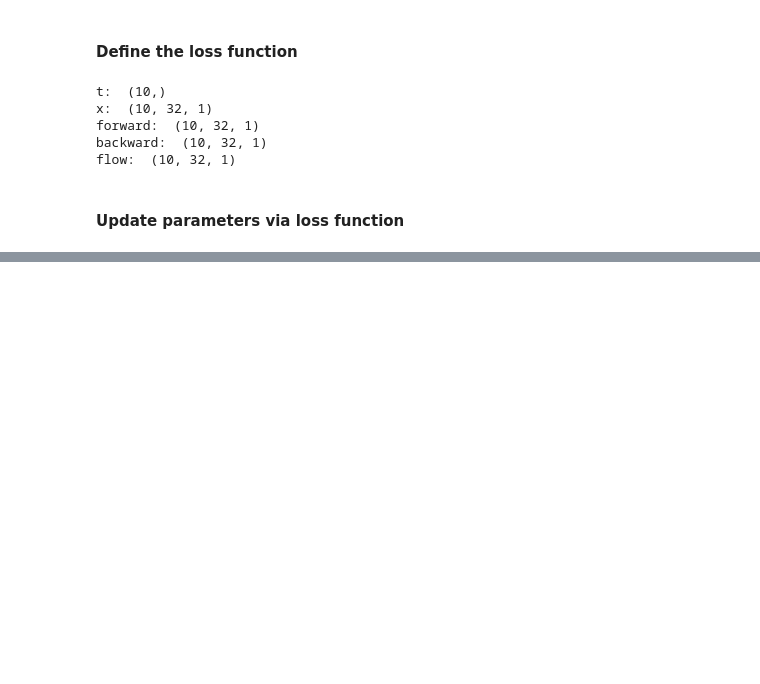
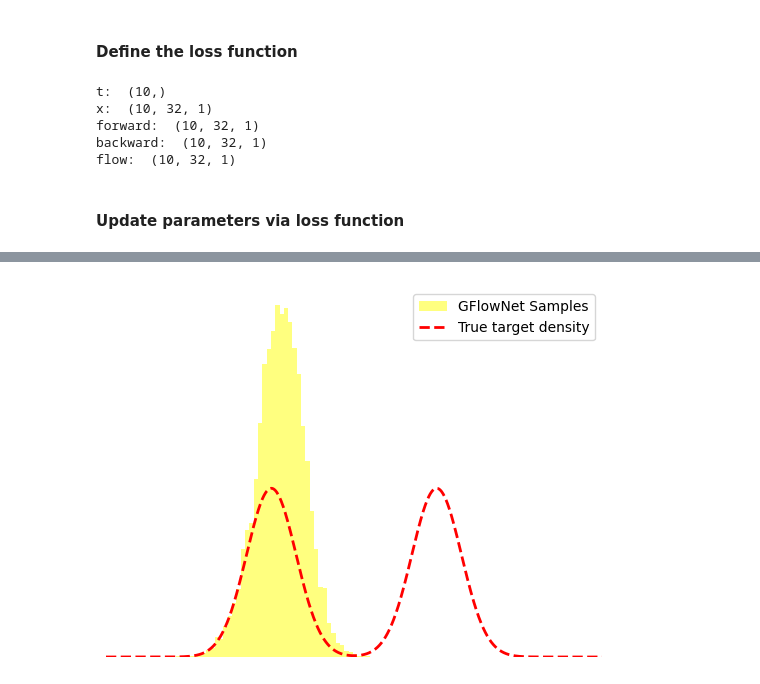
Before and after one commit to Ruizi-Wu/Mini-Project, a Jupyter notebook: TryToBuild.ipynb, the cells around one changed output, grey strips where cells are left out. Cells and saved outputs as stored; diff of their text form; code cells hidden in the pictures; blank space fills up the shorter version.

```diff
--- a/TryToBuild.ipynb
+++ b/TryToBuild.ipynb
@@ -280,0 +313,30 @@ Iteration 9, Loss nan
+# %%
+N_steps = 100
+batch_sz = 10_000
+key, key_ = jrd.split(key)
+p = params_history[-1]
+trajectory = Traj(p, batch_sz, N_steps, key_)
+# %%
+# histogram of the terminal values
+_ = plt.hist(np.array(trajectory["x"][-1,:,0]),
+             color="yellow", bins=50, density=True,
+             alpha=0.5, label="GFlowNet Samples")
+
+# plot the true target density
+x_arr = jnp.linspace(-3, 3, 1000)
+dx = x_arr[1] - x_arr[0]
+densities = jnp.exp(log_target(x_arr))
+# normalize the density
+densities = densities / jnp.sum(densities) / dx
+# plot dotted lines
+plt.plot(x_arr, densities,
+         color='red', lw=2, ls='--',
+         label="True target density")
+plt.xlim(-3, 3)
+
+# do not show the axes
+plt.axis('off')
+plt.legend()
+plt.show()
+# %% [output]
+[figure, added]
```
Also changed, not shown: parts of 7 cells of this notebook, 1 other file.
